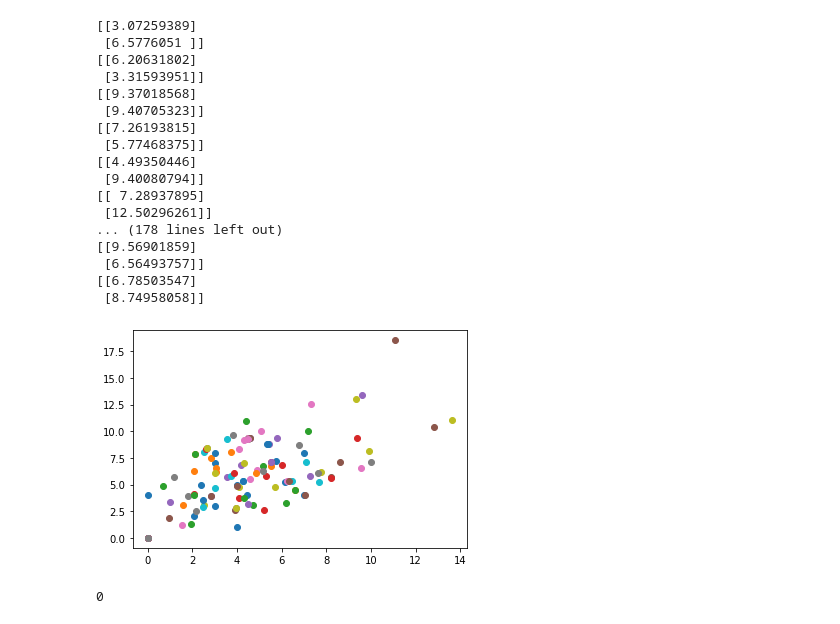
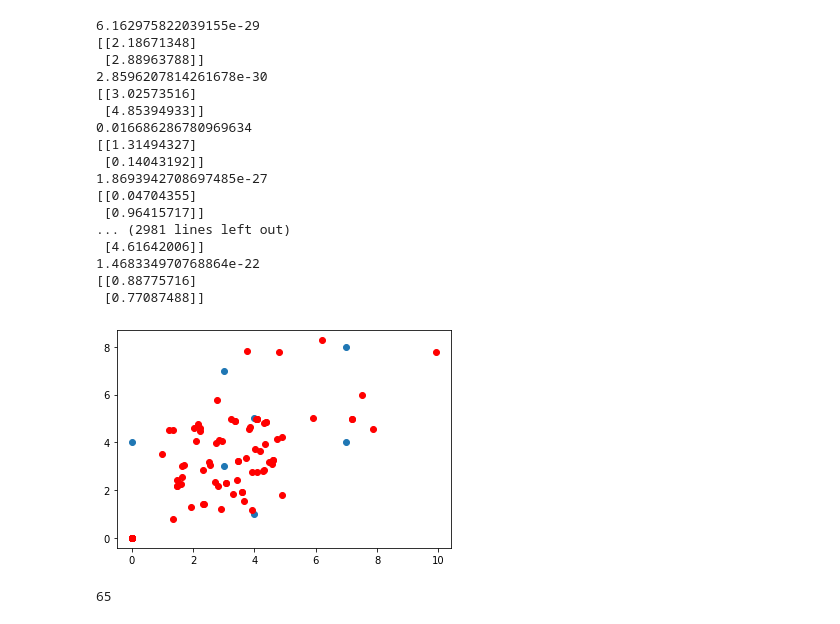
Before and after one commit to Blaine-Mason/Honors-Thesis, a Jupyter notebook: Sampling.ipynb, the cells around one changed output. Cells and saved outputs as stored; diff of their text form; code cells hidden in the pictures.

```diff
--- a/Sampling.ipynb
+++ b/Sampling.ipynb
@@ -17,53 +18,54 @@ def oracle(X, A):
     Z = A@L.T
     X = X.reshape(2)
     x = lsq_linear(Z, X, bounds=(0, 1), verbose = 0)
-    #print(x)
-    return(x.optimality == 0.0)
+    if(x.cost != 0.0):
+        print(x.cost)
+    return(x.cost == 0.0)
 # %%
-X = np.array([0, 0]).reshape((2,1))
+X = np.array([0, 0]).reshape(2,1)
 A = np.array([[0, 3, 4], [4, 3, 1]]);
 generate_Z(A)
 calls = 0
 pos = X
 out_pos = X
-delta = 10
+delta = 5
 for j in range(1,1000):
     for i in range(1, 100):
         tmpx = X + np.random.uniform(0, delta, (2,1))
         if(oracle(tmpx, A)):
             calls = calls + 1
             X = tmpx
-            print(X)
             pos = np.hstack((pos, X))
             #print(pos)
-            plt.plot(pos[0, :], pos[1,:], 'o')
+            plt.plot(pos[0, :], pos[1,:], 'ro')
         else:
+            print(tmpx)
             break;
-    X = np.array([0, 0]).reshape((2,1))
+    X = np.array([0, 0]).reshape(2,1)
     pos = X
     out_pos = X
 
 plt.show()
 # %% [output]
-[[3.07259389]
- [6.5776051 ]]
-[[6.20631802]
- [3.31593951]]
-[[9.37018568]
- [9.40705323]]
-[[7.26193815]
- [5.77468375]]
-[[4.49350446]
- [9.40080794]]
-[[ 7.28937895]
- [12.50296261]]
-... (178 lines left out)
-[[9.56901859]
- [6.56493757]]
-[[6.78503547]
- [8.74958058]]
+6.162975822039155e-29
+[[2.18671348]
+ [2.88963788]]
+2.8596207814261678e-30
+[[3.02573516]
+ [4.85394933]]
+0.016686286780969634
+[[1.31494327]
+ [0.14043192]]
+1.8693942708697485e-27
+[[0.04704355]
+ [0.96415717]]
+... (2981 lines left out)
+ [4.61642006]]
+1.468334970768864e-22
+[[0.88775716]
+ [0.77087488]]
-[figure, old version]
+[figure, new version]
 # %%
 print(calls)
 # %% [output]
-0
+65
```
Also changed, not shown: parts of 1 cell of this notebook.
